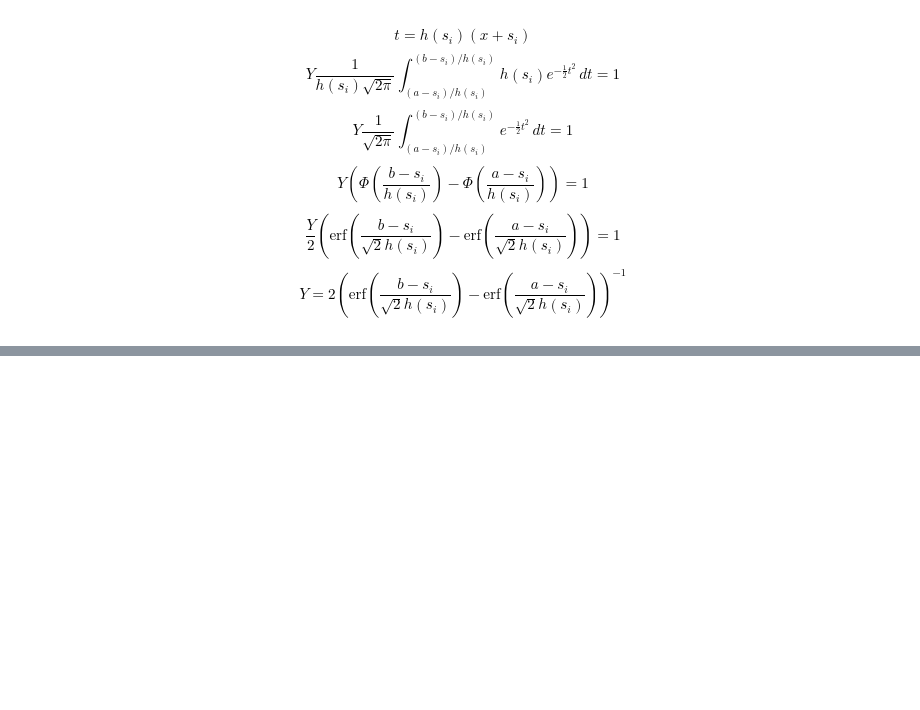
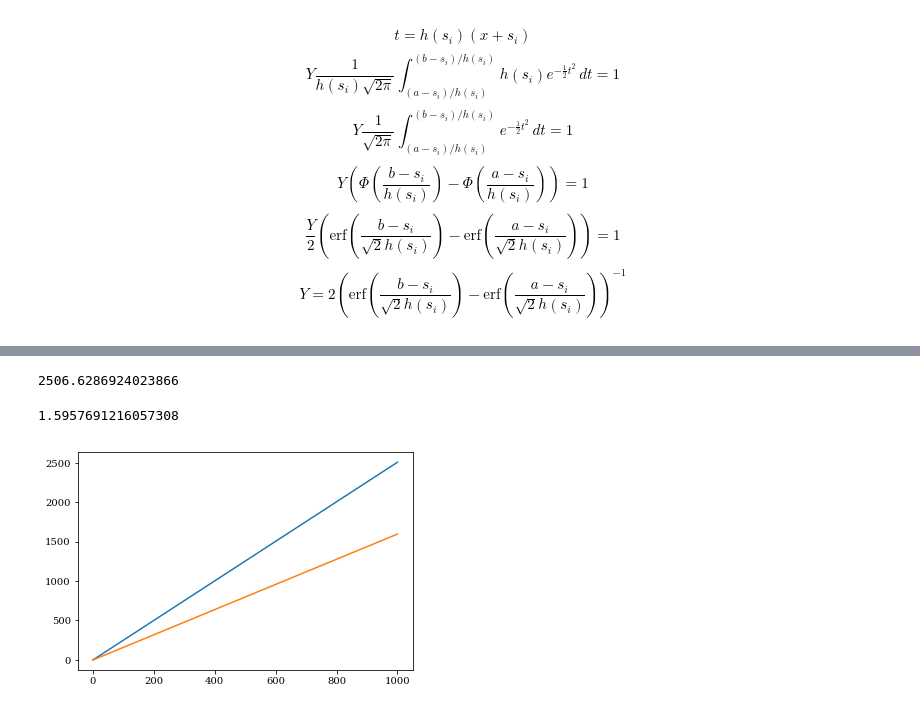
Before and after one commit to UoB-HPC/performance-portability, a Jupyter notebook: metrics/scripts/Adaptive Kernel Density Estimation.ipynb, the cells around one changed output, grey strips where cells are left out. Saved outputs shown, nothing was run; the diff lists cells and outputs as text; code cells hidden in the pictures; blank space fills up the shorter version.

```diff
--- a/metrics/scripts/Adaptive Kernel Density Estimation.ipynb
+++ b/metrics/scripts/Adaptive Kernel Density Estimation.ipynb
@@ -368,0 +365,12 @@ erf(1)
+# %%
+
+x=numpy.linspace(0.1,1000,100)
+
+plt.plot(x, 2/(erf(1/(numpy.sqrt(2)*x))))
+print(2/(erf(1/(numpy.sqrt(2)*1000))))
+plt.plot(x, 4/numpy.sqrt(2*numpy.pi)*numpy.exp(0)*x)
+4/numpy.sqrt(2*numpy.pi)*numpy.exp(0)
+# %% [output]
+2506.6286924023866
+1.5957691216057308
+[figure, added]
```
Also changed, not shown: parts of 4 cells of this notebook, 2 other files.
